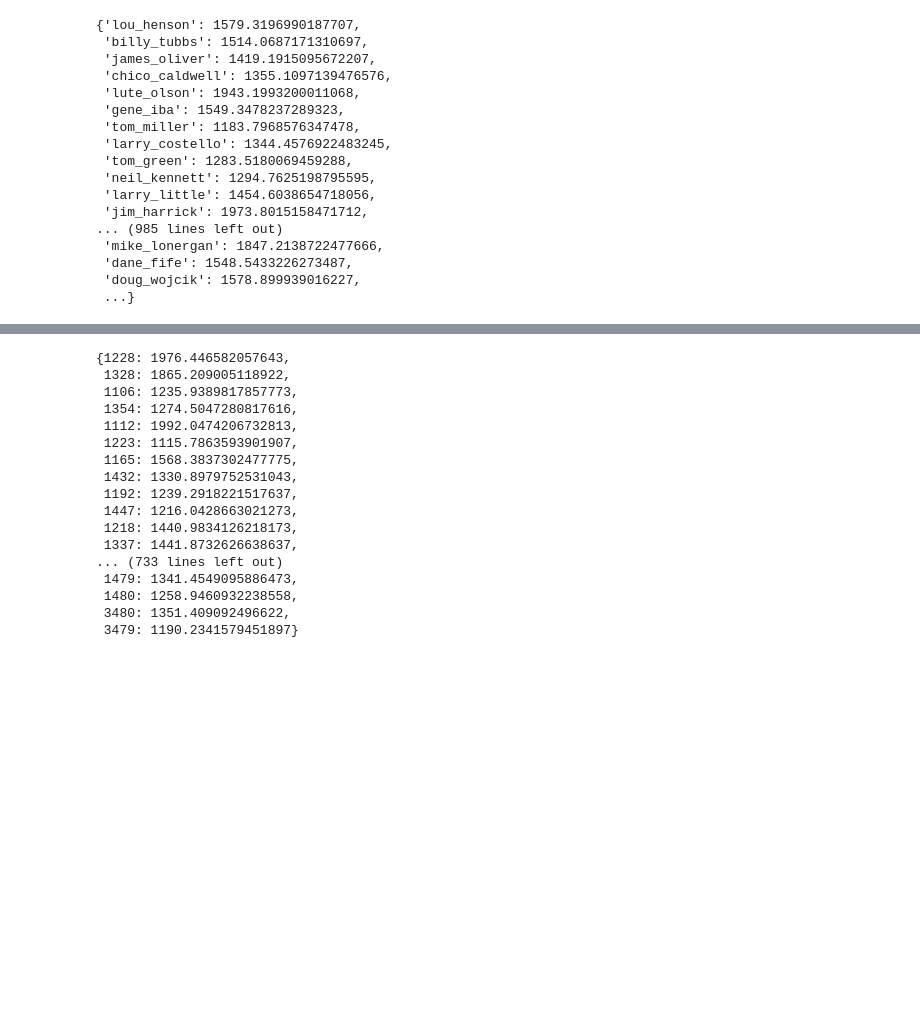
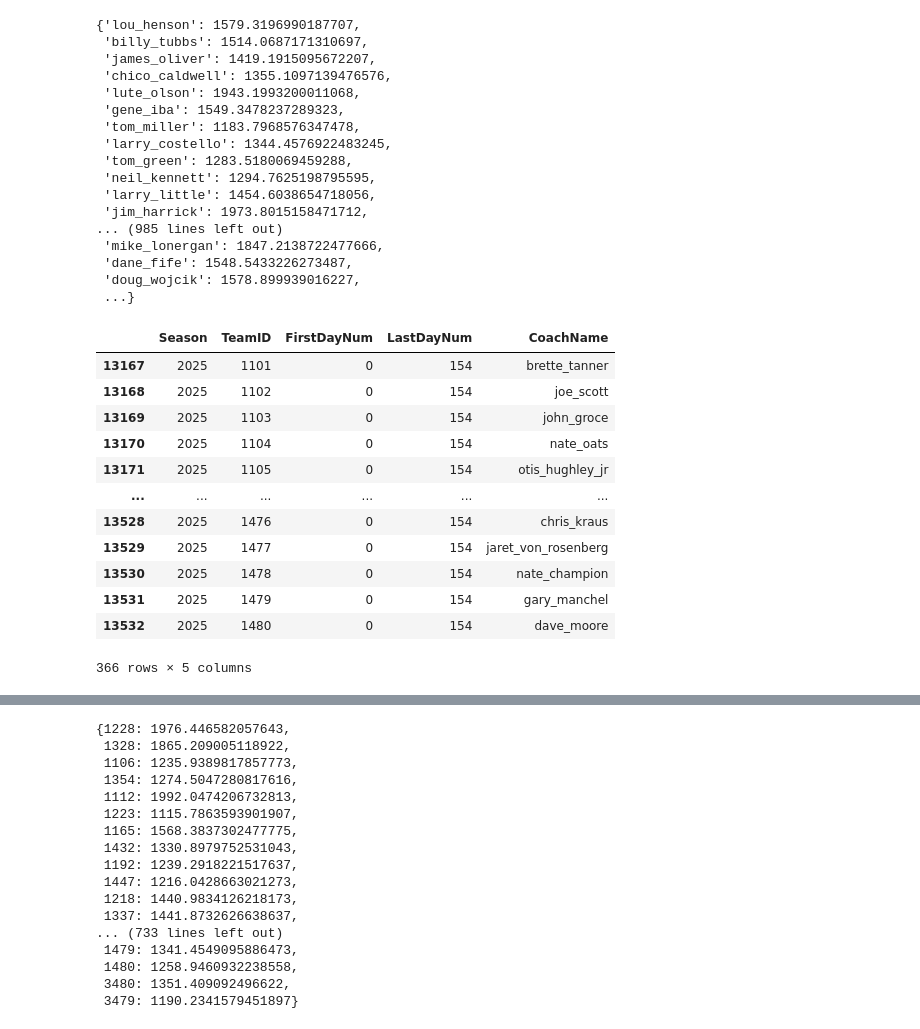
Before and after one commit to fantasy2fry/march-ml-madness-2025, a Jupyter notebook: src/fantasy2fry/elo_coach_team.ipynb, the cells around one changed output, grey strips where cells are left out. Drawn from its saved outputs; the diff is of its cells as text; code cells hidden in the pictures; blank space fills up the shorter version.

```diff
--- a/src/fantasy2fry/elo_coach_team.ipynb
+++ b/src/fantasy2fry/elo_coach_team.ipynb
@@ -405,6 +405,22 @@ elo_ratings_coach
  'dane_fife': 1548.5433226273487,
  'doug_wojcik': 1578.899939016227,
  ...}
+# %%
+coaches[coaches['Season']==2025]
+# %% [output]
+|  | Season | TeamID | FirstDayNum | LastDayNum | CoachName |
+| 13167 | 2025 | 1101 | 0 | 154 | brette_tanner |
+| 13168 | 2025 | 1102 | 0 | 154 | joe_scott |
+| 13169 | 2025 | 1103 | 0 | 154 | john_groce |
+| 13170 | 2025 | 1104 | 0 | 154 | nate_oats |
+| 13171 | 2025 | 1105 | 0 | 154 | otis_hughley_jr |
+| ... | ... | ... | ... | ... | ... |
+| 13528 | 2025 | 1476 | 0 | 154 | chris_kraus |
+| 13529 | 2025 | 1477 | 0 | 154 | jaret_von_rosenberg |
+| 13530 | 2025 | 1478 | 0 | 154 | nate_champion |
+| 13531 | 2025 | 1479 | 0 | 154 | gary_manchel |
+| 13532 | 2025 | 1480 | 0 | 154 | dave_moore |
+366 rows × 5 columns
 # %%
 #create pandas DataFrame with elo ratings for coaches
 coaches_last_teamID = coaches[coaches['Season']==2025]
```
Also changed, not shown: parts of 2 cells of this notebook, 1 other file.
